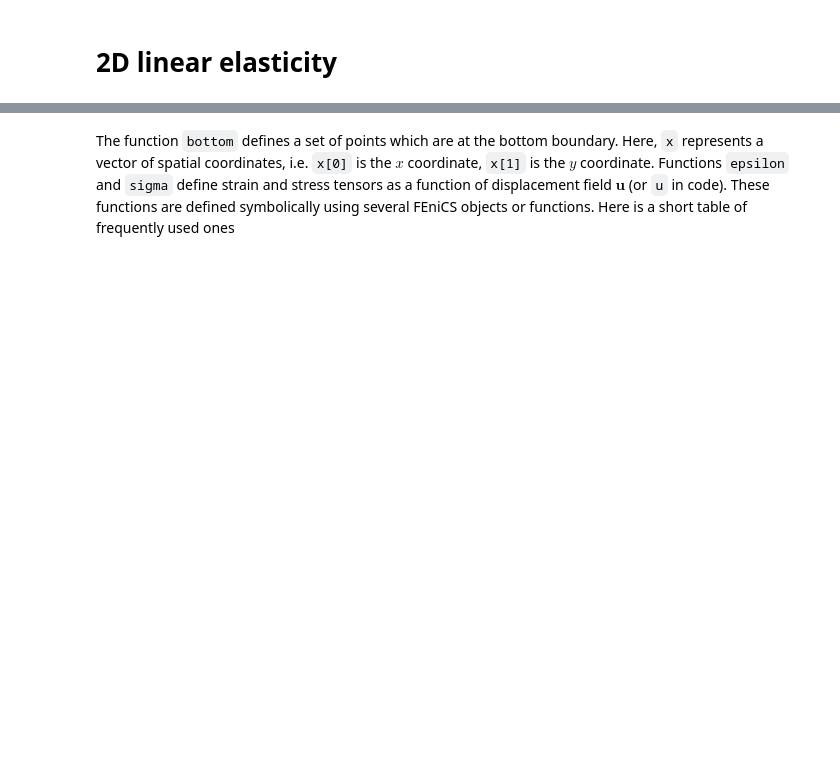
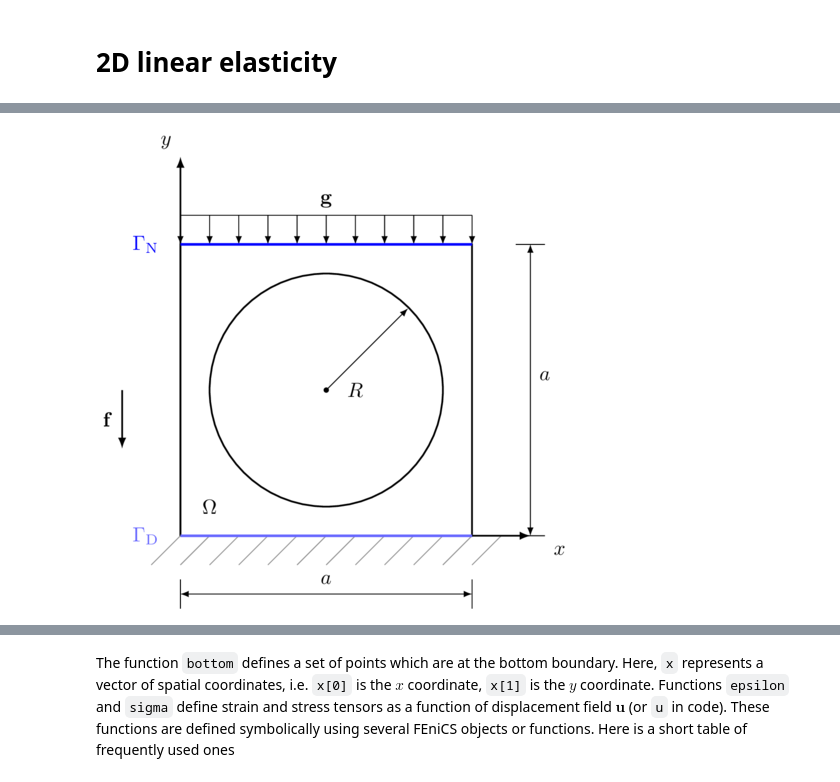
Before and after one commit to georgiosmalik/fenics-course, a Jupyter notebook: docs/source/2DPlaneStrain/2D_Elasticity.ipynb, the cells around one changed output, grey strips where cells are left out. Drawn from its saved outputs; the diff is of its cells as text; code cells hidden in the pictures; blank space fills up the shorter version.

```diff
--- a/docs/source/2DPlaneStrain/2D_Elasticity.ipynb
+++ b/docs/source/2DPlaneStrain/2D_Elasticity.ipynb
@@ -7 +14,6 @@
+# %%
+%%tikz -l patterns -s 900,480
+\input{formulation.tikz};
+# %% [output]
+[figure, added]
 # %% [markdown]
```
Also changed, not shown: parts of 28 cells of this notebook.
